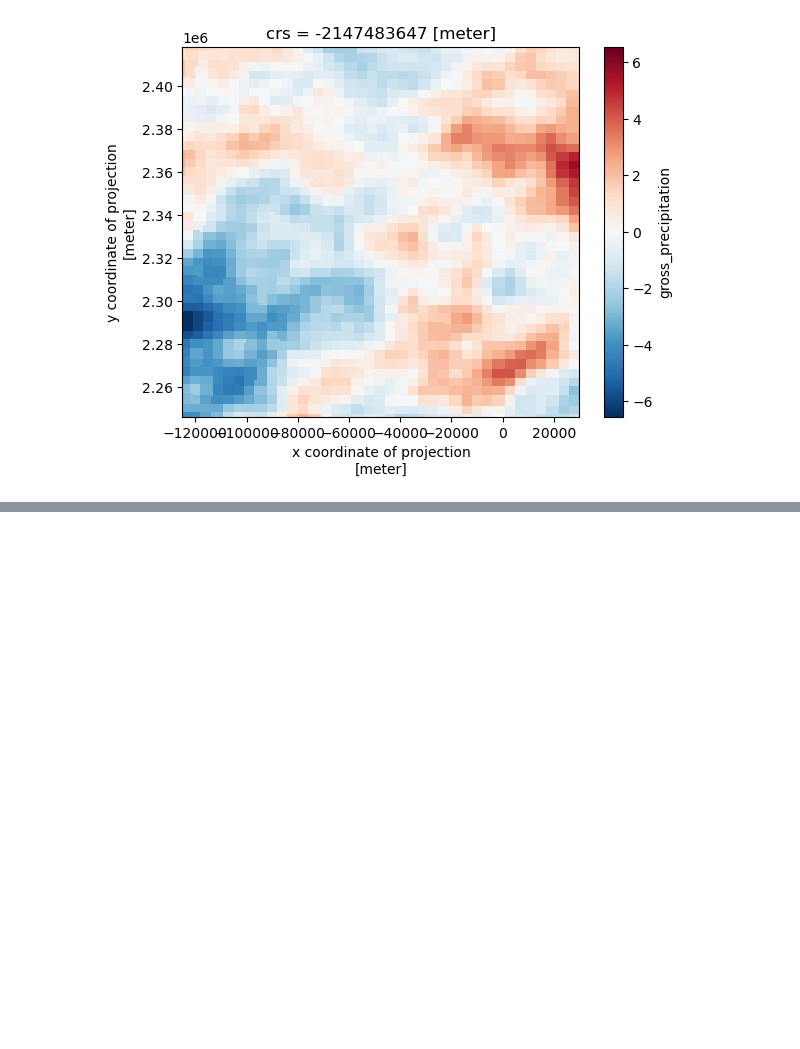
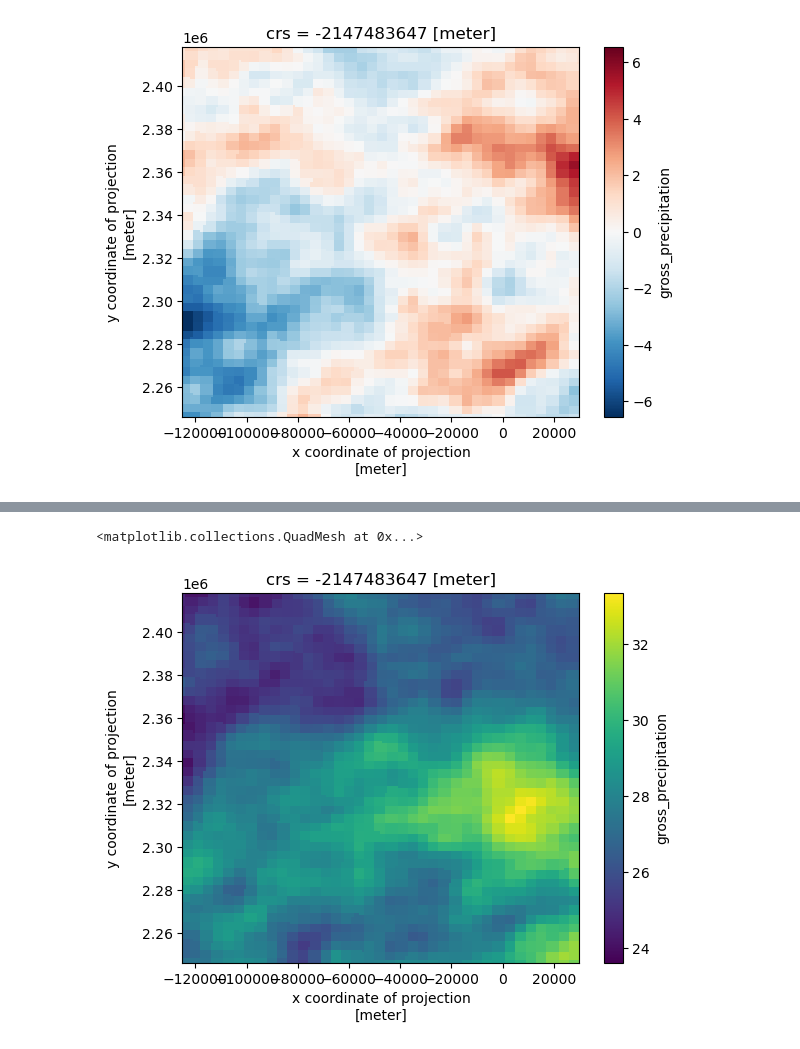
Before and after one commit to smwesten-usgs/swbstats2-tests, a Jupyter notebook: python/test_002___verify_calculation_of_mean_annual_sum_statistics.ipynb, the cells around one changed output, grey strips where cells are left out. Drawn from its saved outputs; the diff is of its cells as text; code cells hidden in the pictures; blank space fills up the shorter version.

```diff
--- a/python/test_002___verify_calculation_of_mean_annual_sum_statistics.ipynb
+++ b/python/test_002___verify_calculation_of_mean_annual_sum_statistics.ipynb
@@ -94,0 +103,5 @@ diff_cnrm_bcc.plot()
+# %%
+bcc_mean_annual_sum['gross_precipitation'].plot()
+# %% [output]
+<matplotlib.collections.QuadMesh at 0x...>
+[figure, added]
```
Also changed, not shown: parts of 3 cells of this notebook, 1 other file.
